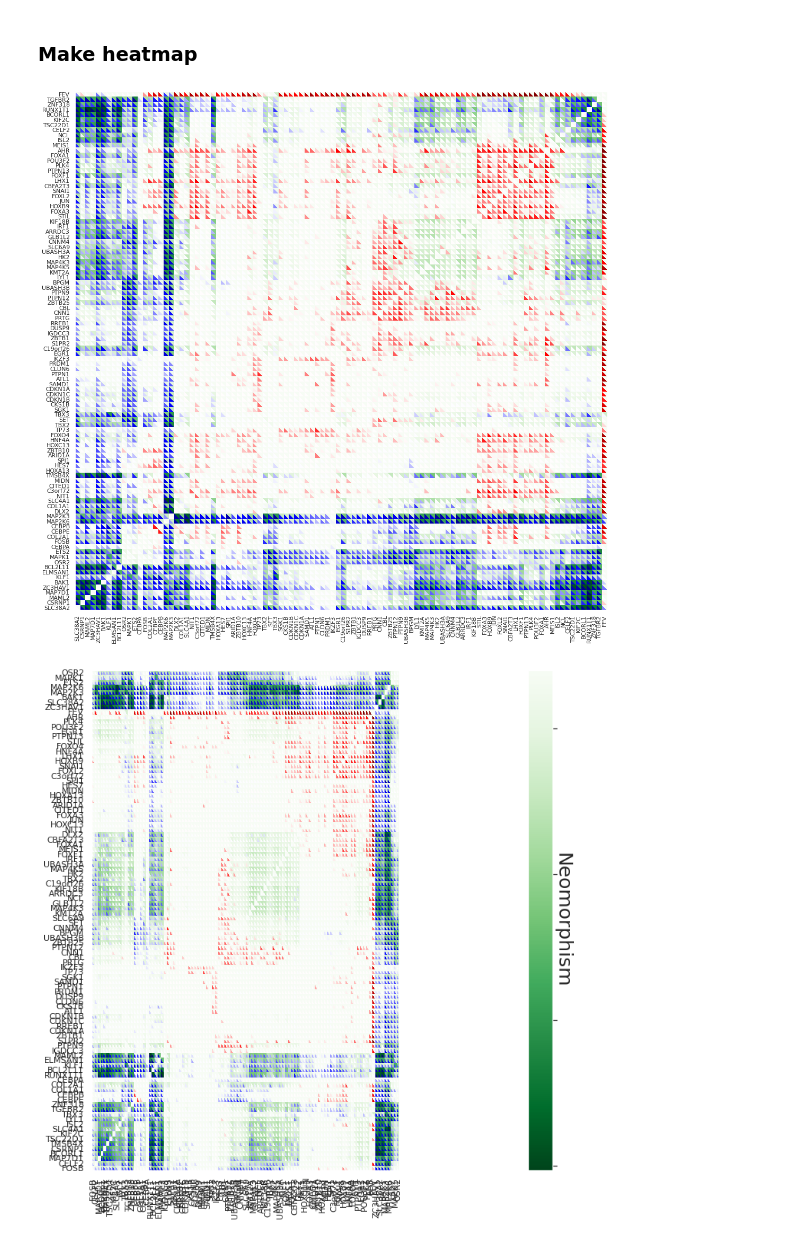
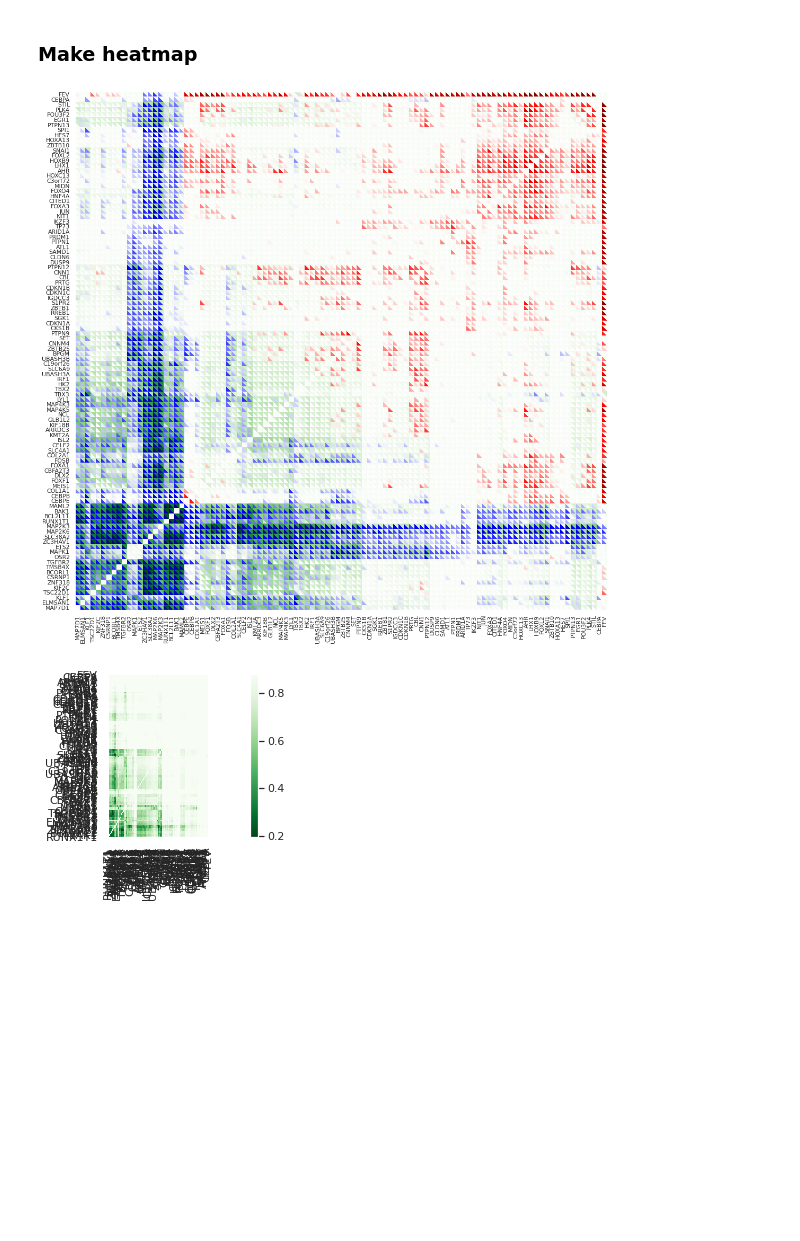
Before and after one commit to yhr91/GEARS_misc, a Jupyter notebook: paper/Fig5b.ipynb, the cells around one changed output. Drawn from its saved outputs; the diff is of its cells as text; code cells hidden in the pictures; blank space fills up the shorter version.

Commit message:
updated figures

```diff
--- a/paper/Fig5b.ipynb
+++ b/paper/Fig5b.ipynb
@@ -101,0 +125,6 @@ heatmaps = get_heatmaps(all_GIs, genes_of_interest)
+# %%
+import seaborn as sns
+sns.set(rc = {'figure.figsize':(35,35)})
+clustergrid = sns.clustermap(mean_heatmap)
+cluster_idx = clustergrid.dendrogram_row.reordered_ind
+cluster_idx = cluster_idx[::-1]
@@ -181,9 +214,9 @@ ax.set_xticklabels(singles_c)
 ax.set_yticklabels(singles_c)
 plt.show()
 # %% [output]
-[figure, old version]
+[figure, new version]
 # %%
-# without uncertainty, 40 epochs
+# creating colorbar
 
 import matplotlib
 import numpy as np
@@ -215,37 +248,41 @@ zs1 = heatmaps_c['mag'].values.ravel()
 zs2 = heatmaps_c['corr_fit'].values.ravel()
 
 #plt.figure(figsize=[18,18])
-plt.figure(figsize=[12,12])
+plt.figure(figsize=[3,3])
 triangles1 = [(i + j*(M+1), i+1 + j*(M+1), i + (j+1)*(M+1)) for j in range(N) for i in range(M)]
 triangles2 = [(i+1 + j*(M+1), i+1 + (j+1)*(M+1), i + (j+1)*(M+1)) for j in range(N) for i in range(M)]
 triang1 = Triangulation(xs.ravel()-0.5, ys.ravel()-0.5, triangles1)
 triang2 = Triangulation(xs.ravel()-0.5, ys.ravel()-0.5, triangles2)
 
 #, vmin=1.25, vmax=1.8
 img1 = plt.tripcolor(triang1, zs1, cmap=plt.get_cmap('seismic'), norm=norm)
 img2 = plt.tripcolor(triang2, zs2, cmap=plt.get_cmap('Greens_r'), vmax=0.88)
 
 font_size = 25
 
 cbar = plt.colorbar(img2,  pad=0.25)
 #cbar = plt.colorbar(img1, pad=0.25)
 cbar.ax.locator_params(nbins=6)
 cbar.ax.get_yaxis().labelpad = 15
 cbar.ax.tick_params()
-cbar.ax.set_yticklabels('')
-cbar.ax.set_ylabel('Neomorphism', rotation=270, fontsize=font_size)
+#cbar.ax.set_yticklabels('')
+#cbar.ax.set_ylabel('Neomorphism', rotation=270, fontsize=font_size)
 
 plt.xlim(x[0]-0.5, x[-1]-0.5)
 plt.ylim(y[0]-0.5, y[-1]-0.5)
 plt.xticks(x[:-1], rotation=90)
 plt.yticks(y[:-1])
 
 ax=plt.gca()
 ax.set_xticklabels(singles_c)
 ax.set_yticklabels(singles_c)
+
+#plt.savefig('syn_cbar.svg')
+
+plt.savefig('neo_cbar.svg')
 plt.show()
 # %% [output]
-[figure, old version]
+[figure, new version]
 # %%
 heatmaps_c={}
 heatmaps_c['dcor'] = heatmaps['dcor'].loc[heatmap_order, heatmap_order]
```
Also changed, not shown: parts of 13 cells of this notebook, 12 other files.
